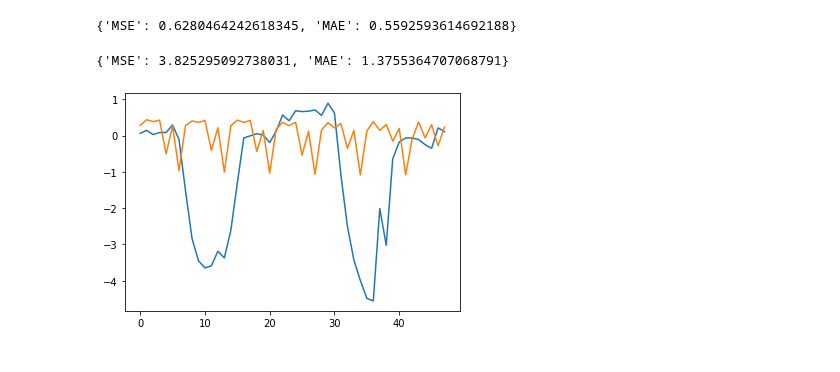
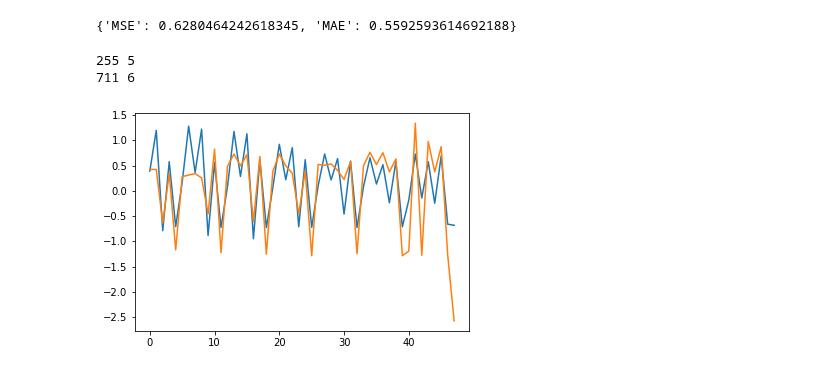
Before and after one commit to plumprc/time-series-analysis, a Jupyter notebook: ts2vec/EDA.ipynb, the cells around one changed output. Cells and saved outputs as stored; diff of their text form; code cells hidden in the pictures.

```diff
--- a/ts2vec/EDA.ipynb
+++ b/ts2vec/EDA.ipynb
@@ -56,11 +56,3 @@ pred = clf.predict(test_features)
 cal_metrics(pred, test_labels)
 # %% [output]
 {'MSE': 0.6280464242618345, 'MAE': 0.5592593614692188}
-# %%
-print(cal_metrics(pred[0][:48], test_data.reshape(-1, test_data.shape[2])[:,0][1:1+pred_len]))
-plt.plot(test_data.reshape(-1, test_data.shape[2])[:,0][1:1+pred_len])
-plt.plot(pred[0][:48])
-plt.show()
-# %% [output]
-{'MSE': 3.825295092738031, 'MAE': 1.3755364707068791}
-[figure, removed]
@@ -66,0 +71,13 @@ plt.show()
+# %%
+acc_cum = predict(pred, test_labels)
+print(acc_cum.argmin() % 2000, acc_cum.argmin() // 2000)
+print(acc_cum.argmax() % 2000, acc_cum.argmax() // 2000)
+# %% [output]
+255 5
+711 6
+# %%
+plt.plot(pred[255, 5*48:6*48])
+plt.plot(test_labels[255, 5*48:6*48])
+plt.show()
+# %% [output]
+[figure, added]
```
Also changed, not shown: parts of 2 cells of this notebook, 29 other files.
